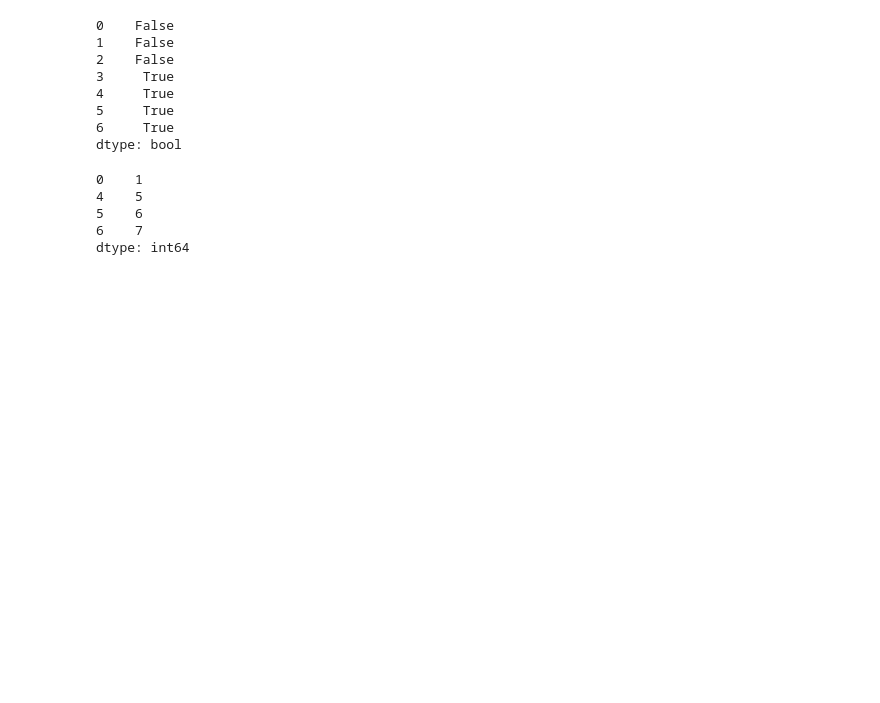
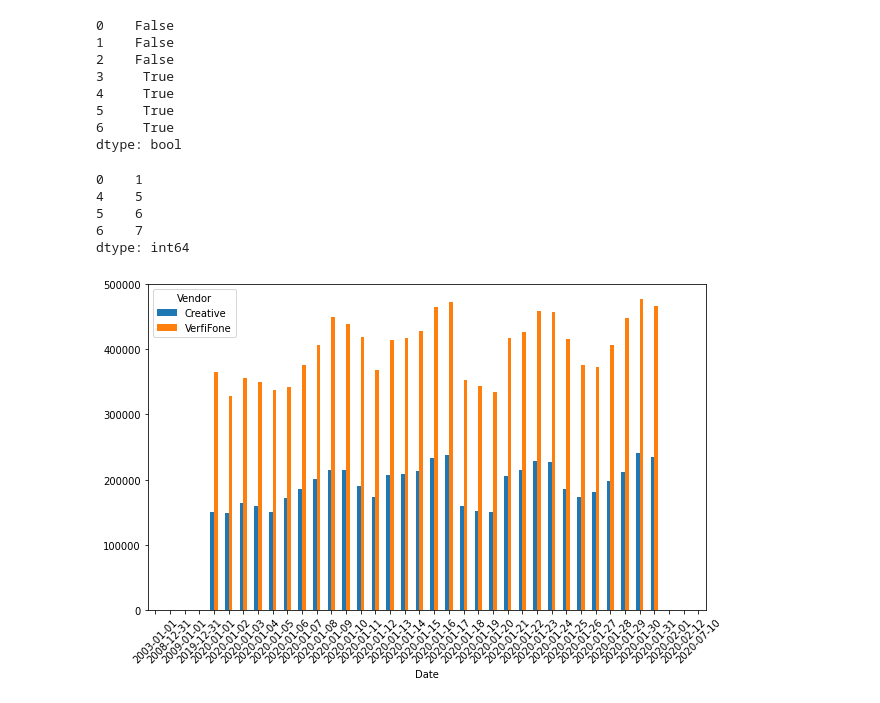
Before and after one commit to tebeka/talks, a Jupyter notebook: pandas-codebar/Taxi.ipynb, the cells around one changed output. Cells and saved outputs as stored; diff of their text form; code cells hidden in the pictures; blank space fills up the shorter version.

```diff
--- a/pandas-codebar/Taxi.ipynb
+++ b/pandas-codebar/Taxi.ipynb
@@ -291,3 +291,14 @@ s[(s>4) | (s<2)]
 5    6
 6    7
 dtype: int64
+# %%
+df['Date'] = df['tpep_pickup_datetime'].dt.date
+df.index = df['tpep_pickup_datetime']
+df.index.name = 'Time'
+df.sort_index(inplace=True)
+# %%
+import matplotlib.pyplot as plt
+plt.rcParams['figure.figsize'] = (10, 6)
+df.pivot_table(columns=['Vendor'], values='total_amount', index='Date', aggfunc='sum').plot.bar(rot=45);
+# %% [output]
+[figure, added]
```
Also changed, not shown: parts of 1 cell of this notebook.
